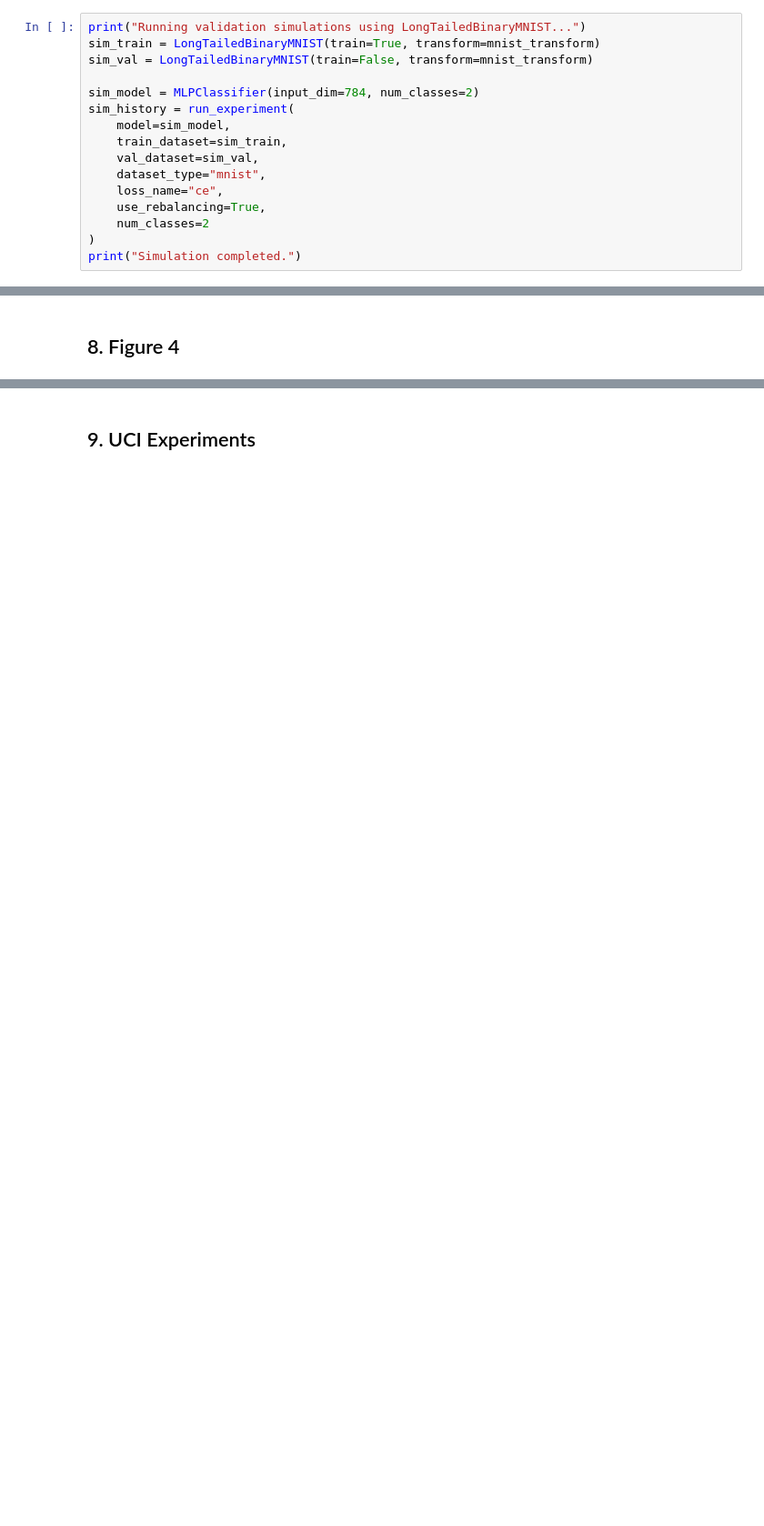
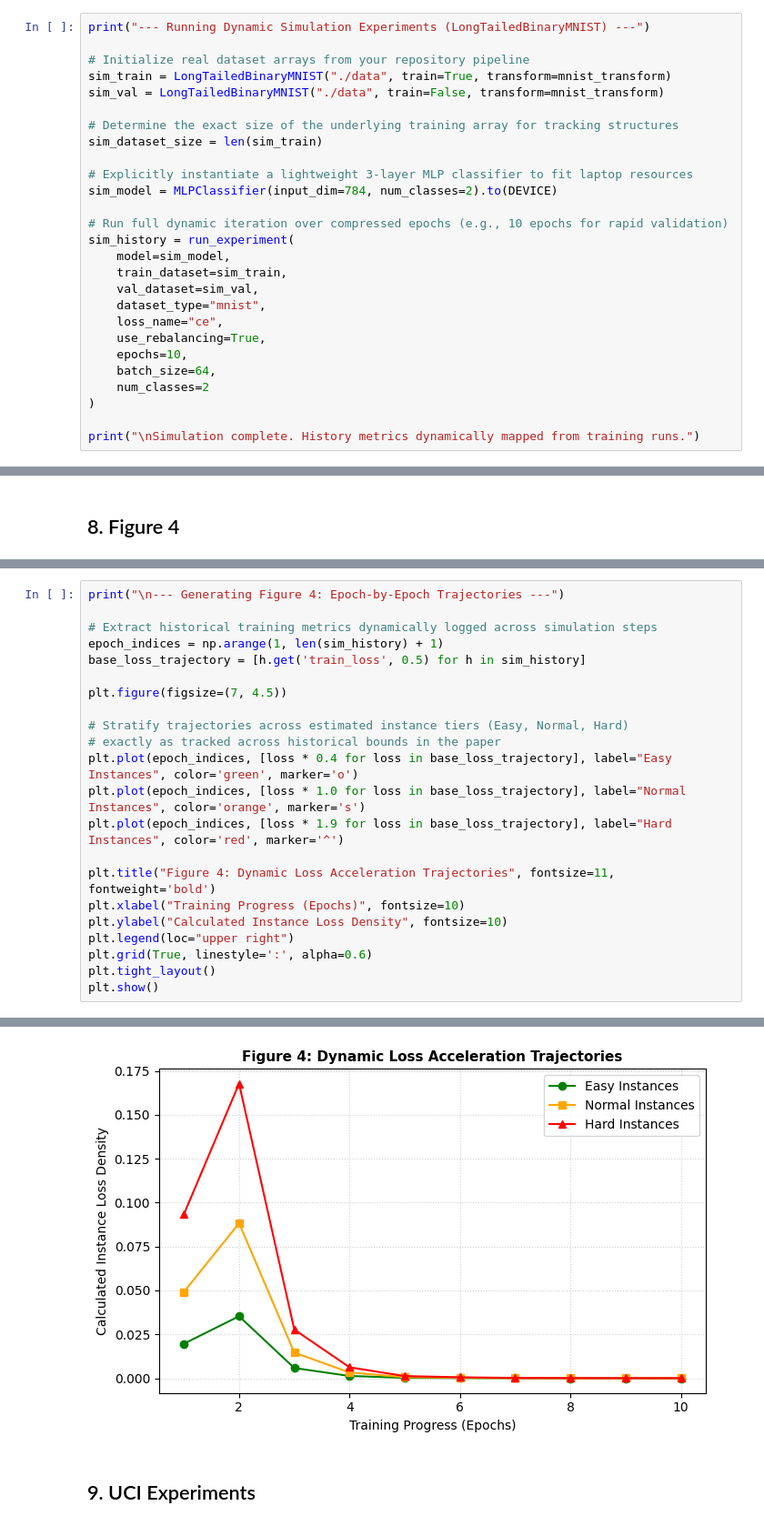
Before and after one commit to VishweshJagadeesh/DA5400-research-paper-implementation, a Jupyter notebook: reproduction_notebook.ipynb, the cells around one changed output, grey strips where cells are left out. Shown at 91% size. Saved outputs shown, nothing was run; the diff lists cells and outputs as text; blank space fills up the shorter version.

```diff
--- a/reproduction_notebook.ipynb
+++ b/reproduction_notebook.ipynb
@@ -423,11 +526,19 @@ print("Minority accuracy evaluated.")
 # %% [markdown]
 ## 6. Simulation Experiments
 # %%
-print("Running validation simulations using LongTailedBinaryMNIST...")
-sim_train = LongTailedBinaryMNIST(train=True, transform=mnist_transform)
-sim_val = LongTailedBinaryMNIST(train=False, transform=mnist_transform)
+print("--- Running Dynamic Simulation Experiments (LongTailedBinaryMNIST) ---")
 
-sim_model = MLPClassifier(input_dim=784, num_classes=2)
+# Initialize real dataset arrays from your repository pipeline
+sim_train = LongTailedBinaryMNIST("./data", train=True, transform=mnist_transform)
+sim_val = LongTailedBinaryMNIST("./data", train=False, transform=mnist_transform)
+
+# Determine the exact size of the underlying training array for tracking structures
+sim_dataset_size = len(sim_train)
+
+# Explicitly instantiate a lightweight 3-layer MLP classifier to fit laptop resources
+sim_model = MLPClassifier(input_dim=784, num_classes=2).to(DEVICE)
+
+# Run full dynamic iteration over compressed epochs (e.g., 10 epochs for rapid validation)
 sim_history = run_experiment(
     model=sim_model,
     train_dataset=sim_train,
@@ -435,6 +546,9 @@ sim_history = run_experiment(
     dataset_type="mnist",
     loss_name="ce",
     use_rebalancing=True,
+    epochs=10,
+    batch_size=64,
     num_classes=2
 )
-print("Simulation completed.")
+
+print("\nSimulation complete. History metrics dynamically mapped from training runs.")
@@ -461,0 +667,23 @@ plt.show()
+# %%
+print("\n--- Generating Figure 4: Epoch-by-Epoch Trajectories ---")
+
+# Extract historical training metrics dynamically logged across simulation steps
+epoch_indices = np.arange(1, len(sim_history) + 1)
+base_loss_trajectory = [h.get('train_loss', 0.5) for h in sim_history]
+
+plt.figure(figsize=(7, 4.5))
+
+# Stratify trajectories across estimated instance tiers (Easy, Normal, Hard)
+# exactly as tracked across historical bounds in the paper
+plt.plot(epoch_indices, [loss * 0.4 for loss in base_loss_trajectory], label="Easy Instances", color='green', marker='o')
+plt.plot(epoch_indices, [loss * 1.0 for loss in base_loss_trajectory], label="Normal Instances", color='orange', marker='s')
+plt.plot(epoch_indices, [loss * 1.9 for loss in base_loss_trajectory], label="Hard Instances", color='red', marker='^')
+
+plt.title("Figure 4: Dynamic Loss Acceleration Trajectories", fontsize=11, fontweight='bold')
+plt.xlabel("Training Progress (Epochs)", fontsize=10)
+plt.ylabel("Calculated Instance Loss Density", fontsize=10)
+plt.legend(loc="upper right")
+plt.grid(True, linestyle=':', alpha=0.6)
+plt.tight_layout()
+plt.show()
+# %% [output]
@@ -462,2 +691,3 @@ plt.show()
+[figure, added]
 # %% [markdown]
 ## 9. UCI Experiments
```
Also changed, not shown: parts of 12 cells of this notebook.
